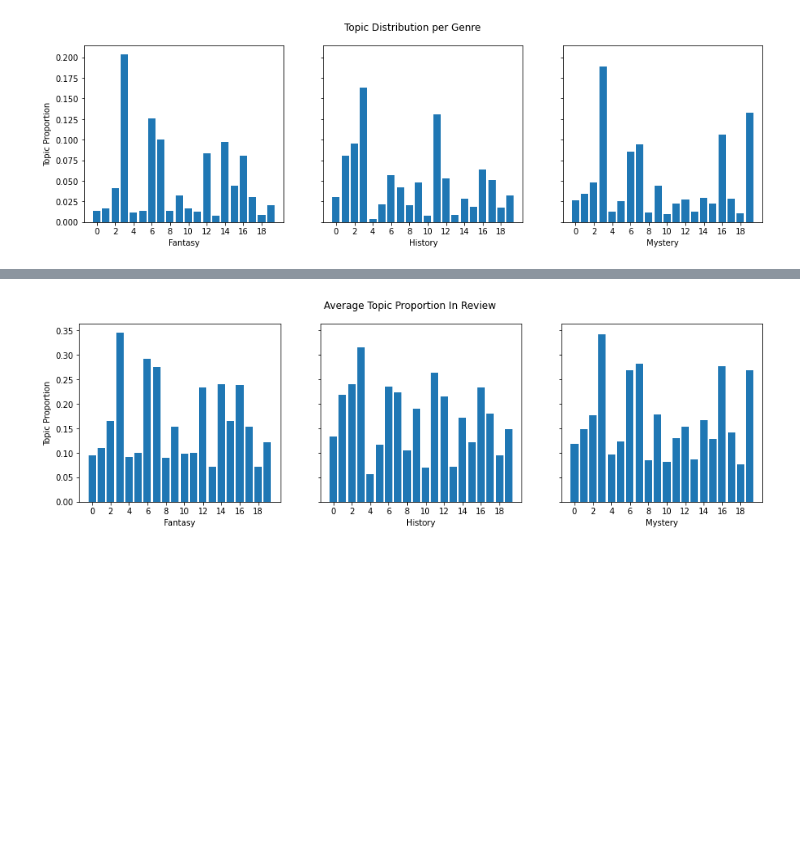
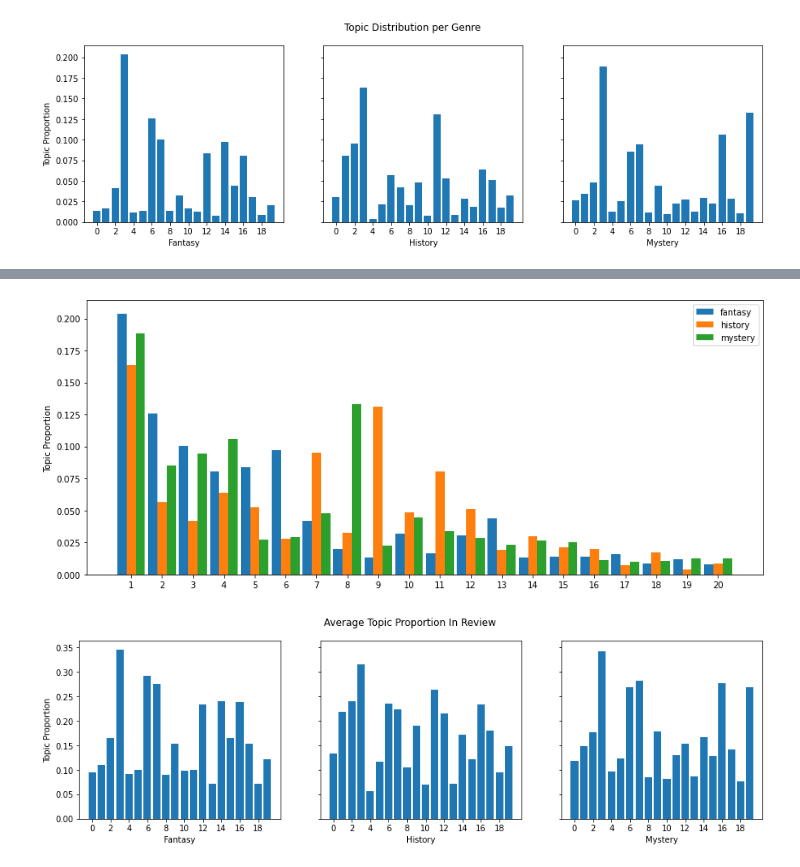
Before and after one commit to bridgetdaly/goodreads_LDA, a Jupyter notebook: lda_evaluation.ipynb, the cells around one changed output, grey strips where cells are left out. Drawn from its saved outputs; the diff is of its cells as text; code cells hidden in the pictures; blank space fills up the shorter version.

```diff
--- a/lda_evaluation.ipynb
+++ b/lda_evaluation.ipynb
@@ -120,3 +119,17 @@ plt.show()
+# %%
+# format for paper - NOTE changing topic numbers, make sure other references match
+fig, ax = plt.subplots(figsize=(12,5))
+width = 0.3
+ax.bar(np.arange(20)-width,per_genre_props[0][np.argsort(topic_props)[::-1]],width,label="fantasy")
+ax.bar(np.arange(20),per_genre_props[1][np.argsort(topic_props)[::-1]],width,label="history")
+ax.bar(np.arange(20)+width,per_genre_props[2][np.argsort(topic_props)[::-1]],width,label="mystery")
+ax.set_ylabel("Topic Proportion")
+plt.xticks(np.arange(20), labels=np.arange(20)+1)
+plt.legend()
+plt.tight_layout()
+plt.savefig("LDA_topicbygenre.png")
+# %% [output]
+[figure, added]
 # %%
 # avg topic proportion when present in a review (so shouldn't sum to 1)
 genre_avg_props = np.divide(genre_props,genre_counts,out=np.zeros((3,20)),where=genre_counts!=0)
```
Also changed, not shown: parts of 4 cells of this notebook, 4 other files.
